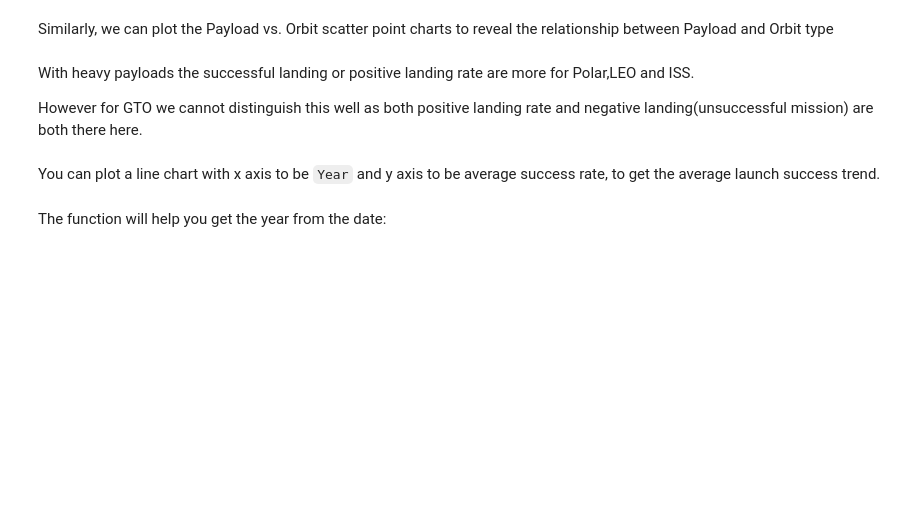
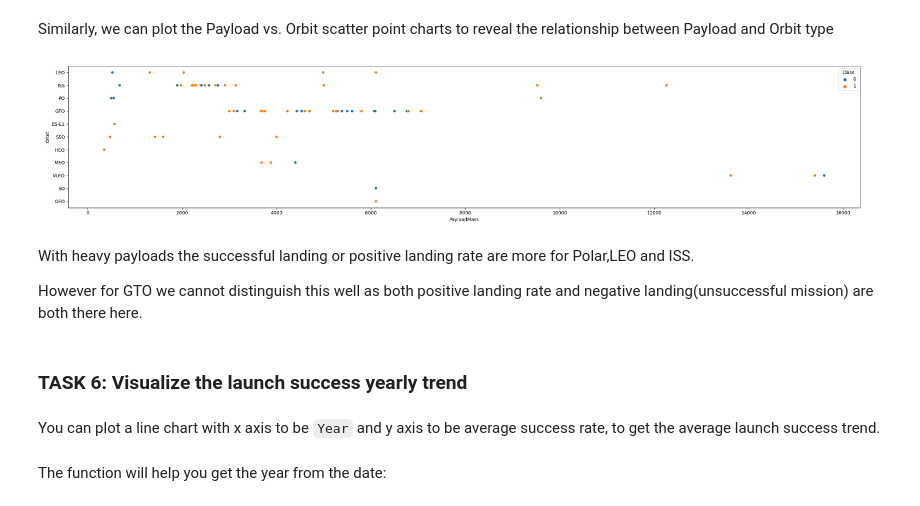
Before and after one commit to mariotey/IBM_Coursera, a Jupyter notebook: Week2/IBM-DS0321EN-SkillsNetwork_labs_module_2_jupyter-labs-eda-dataviz.ipynb.jupyterlite.ipynb, the cells around one changed output. Saved outputs shown, nothing was run; the diff lists cells and outputs as text; code cells hidden in the pictures; blank space fills up the shorter version.

```diff
--- a/Week2/IBM-DS0321EN-SkillsNetwork_labs_module_2_jupyter-labs-eda-dataviz.ipynb.jupyterlite.ipynb
+++ b/Week2/IBM-DS0321EN-SkillsNetwork_labs_module_2_jupyter-labs-eda-dataviz.ipynb.jupyterlite.ipynb
@@ -150,6 +195,12 @@ You should see that in the LEO orbit the Success appears related to the number o
 Similarly, we can plot the Payload vs. Orbit scatter point charts to reveal the relationship between Payload and Orbit type
 # %%
 # Plot a scatter point chart with x axis to be Payload and y axis to be the Orbit, and hue to be the class value
+
+sns.scatterplot(data=df, x="PayloadMass", y="Orbit", hue="Class")
+
+plt.show()
+# %% [output]
+[figure, added]
 # %% [markdown]
 With heavy payloads the successful landing or positive landing rate are more for Polar,LEO and ISS.
 
@@ -159,3 +208,5 @@ However for GTO we cannot distinguish this well as both positive landing rate an
+# %% [markdown]
+### TASK  6: Visualize the launch success yearly trend
 # %% [markdown]
 You can plot a line chart with x axis to be <code>Year</code> and y axis to be average success rate, to get the average launch success trend.
 # %% [markdown]
```
Also changed, not shown: parts of 32 cells of this notebook, 1 other file.
